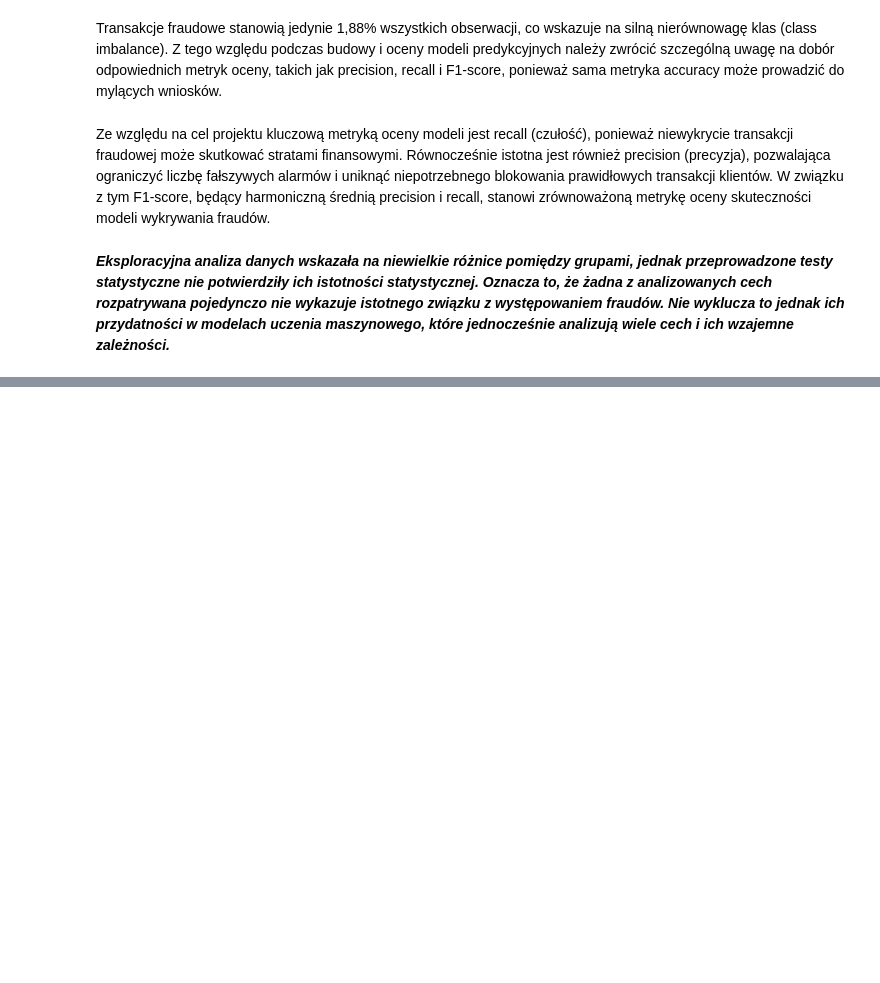
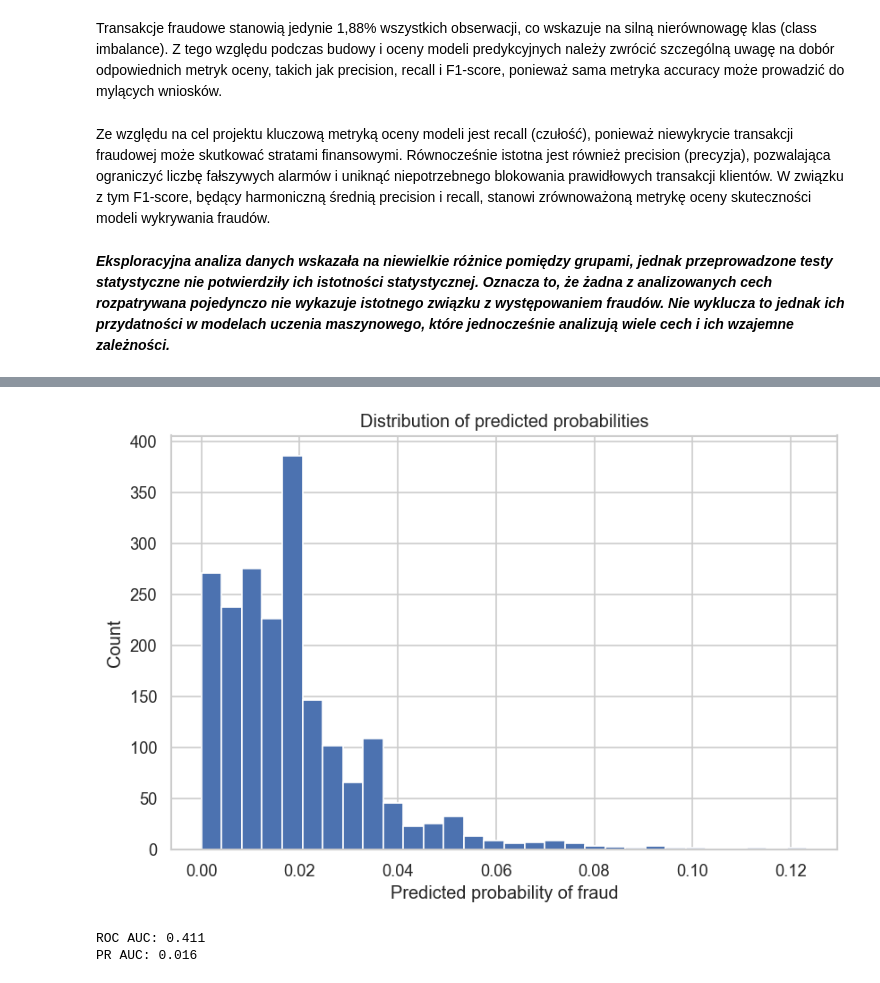
Before and after one commit to infoshareacademy/jdszr24-grupa-3, a Jupyter notebook: Fin_Brains_Notebook_1 (1).ipynb, the cells around one changed output, grey strips where cells are left out. Drawn from its saved outputs; the diff is of its cells as text; code cells hidden in the pictures; blank space fills up the shorter version.

Commit message:
Add fraud detction model experiments

```diff
--- a/Fin_Brains_Notebook_1 (1).ipynb
+++ b/Fin_Brains_Notebook_1 (1).ipynb
@@ -1015,0 +1011,11 @@ Ze względu na cel projektu kluczową metryką oceny modeli jest recall (czuło
+# %%
+X = df.drop(
+    columns=[
+        "Transaction_id",
+        "Customer_id",
+        "Timestamp",
+        "Is_fraud"
+    ]
+)
+
+y = df["Is_fraud"]
@@ -1015,0 +1026,8 @@ Ze względu na cel projektu kluczową metryką oceny modeli jest recall (czuło
+# %%
+X_train, X_test, y_train, y_test = train_test_split(
+    X,
+    y,
+    test_size=0.2,
+    random_state=42,
+    stratify=y
+)
@@ -1015,0 +1057,9 @@ Ze względu na cel projektu kluczową metryką oceny modeli jest recall (czuło
+# %%
+rf_model = RandomForestClassifier(
+    n_estimators=300,
+    class_weight="balanced",
+    random_state=42,
+    n_jobs=-1
+)
+
+rf_model.fit(X_train, y_train)
@@ -1015,0 +1071,6 @@ Ze względu na cel projektu kluczową metryką oceny modeli jest recall (czuło
+# %%
+# Predict classes
+y_pred = rf_model.predict(X_test)
+
+# Predict probabilities
+y_proba = rf_model.predict_proba(X_test)[:, 1]
@@ -1015,0 +1102,19 @@ Ze względu na cel projektu kluczową metryką oceny modeli jest recall (czuło
+# %%
+import matplotlib.pyplot as plt
+
+plt.hist(y_proba, bins=30)
+plt.xlabel("Predicted probability of fraud")
+plt.ylabel("Count")
+plt.title("Distribution of predicted probabilities")
+plt.show()
+# %% [output]
+[figure, added]
+# %%
+roc_auc = roc_auc_score(y_test, y_proba)
+pr_auc = average_precision_score(y_test, y_proba)
+
+print(f"ROC AUC: {roc_auc:.3f}")
+print(f"PR AUC: {pr_auc:.3f}")
+# %% [output]
+ROC AUC: 0.411
+PR AUC: 0.016
```
Also changed, not shown: parts of 61 cells of this notebook.
